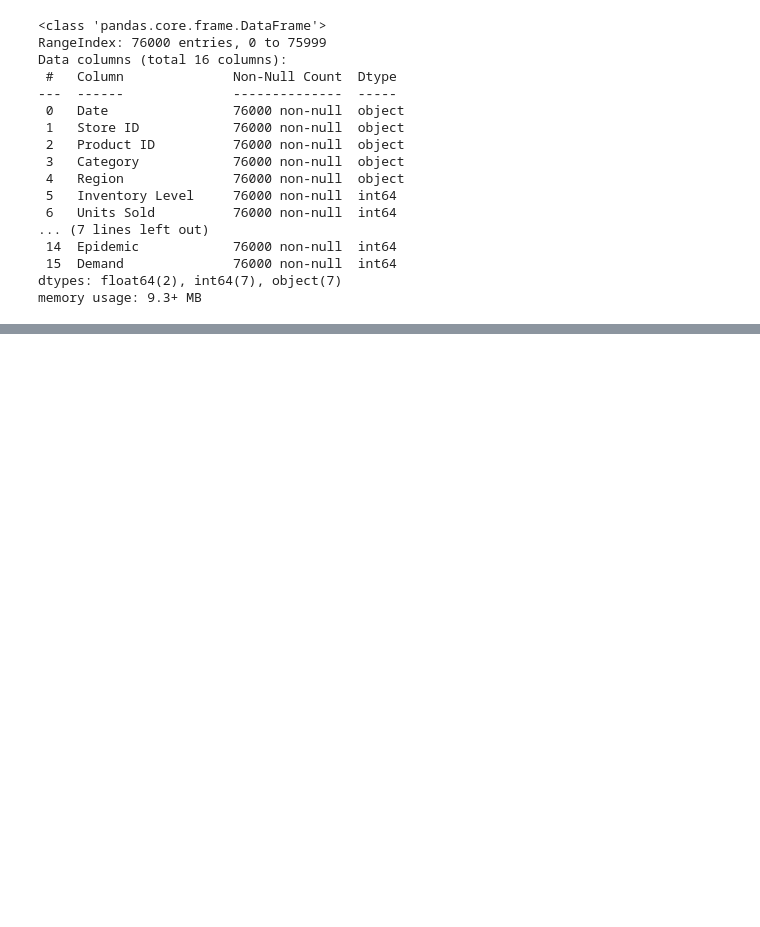
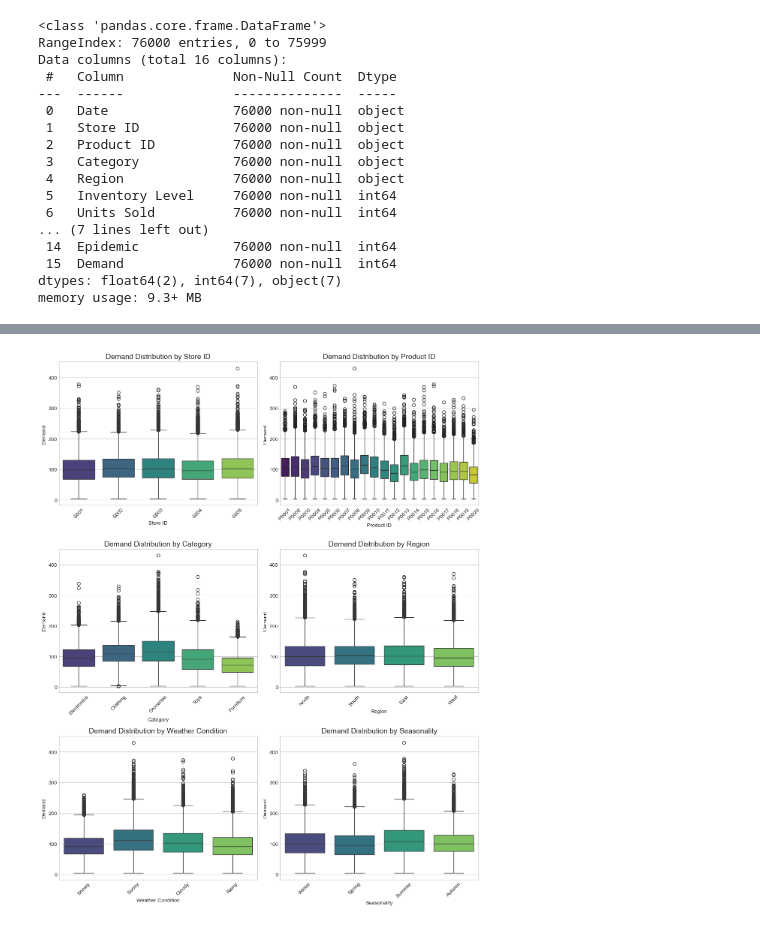
Before and after one commit to 192cm/Retail-Store-Inventory-and-Demand-Forecasting, a Jupyter notebook: retail-store-inventoty-and-demand-forecasting.ipynb, the cells around one changed output, grey strips where cells are left out. Cells and saved outputs as stored; diff of their text form; code cells hidden in the pictures; blank space fills up the shorter version.

```diff
--- a/retail-store-inventoty-and-demand-forecasting.ipynb
+++ b/retail-store-inventoty-and-demand-forecasting.ipynb
@@ -80,22 +70,0 @@ Numerical Features: ['Inventory Level', 'Units Sold', 'Units Ordered', 'Price',
-# %%
-# Visualize categorical feature distributions
-
-ncols = 4
-num_rows = math.ceil(len(cat_features) / ncols)
-
-plt.figure(figsize=(24, 5 * num_rows))
-
-for i, col in enumerate(cat_features):
-    plt.subplot(num_rows, ncols, i + 1)
-
-    sns.countplot(x=col, data=data, palette='viridis', order=data[col].value_counts().index)
-
-    plt.title(f'Distribution of {col}')
-    plt.xlabel(col)
-    plt.ylabel('Count')
-
-    for container in plt.gca().containers:
-        plt.gca().bar_label(container)
-
-plt.tight_layout()
-plt.show()
@@ -119,0 +87,24 @@ plt.show()
+# %%
+# Visualize categorical feature distributions with respect to Demand
+
+n_features = data.select_dtypes(include=['object']).columns.tolist()
+n_cols = 2
+n_rows = math.ceil(len(n_features) / n_cols)
+
+fig, axes = plt.subplots(n_rows, n_cols, figsize=(12, n_rows * 5))
+axes = axes.flatten()
+
+for i, feature in enumerate(n_features):
+    sns.boxplot(data=data, x=feature, y='Demand', ax=axes[i], palette='viridis')
+    axes[i].set_title(f'Demand Distribution by {feature}', fontsize=14)
+    axes[i].set_xlabel(feature)
+    axes[i].set_ylabel('Demand')
+    axes[i].tick_params(axis='x', rotation=45)
+
+for j in range(i + 1, len(axes)):
+    fig.delaxes(axes[j])
+
+plt.tight_layout()
+plt.show()
+# %% [output]
+[figure, added]
```
Also changed, not shown: parts of 9 cells of this notebook.
